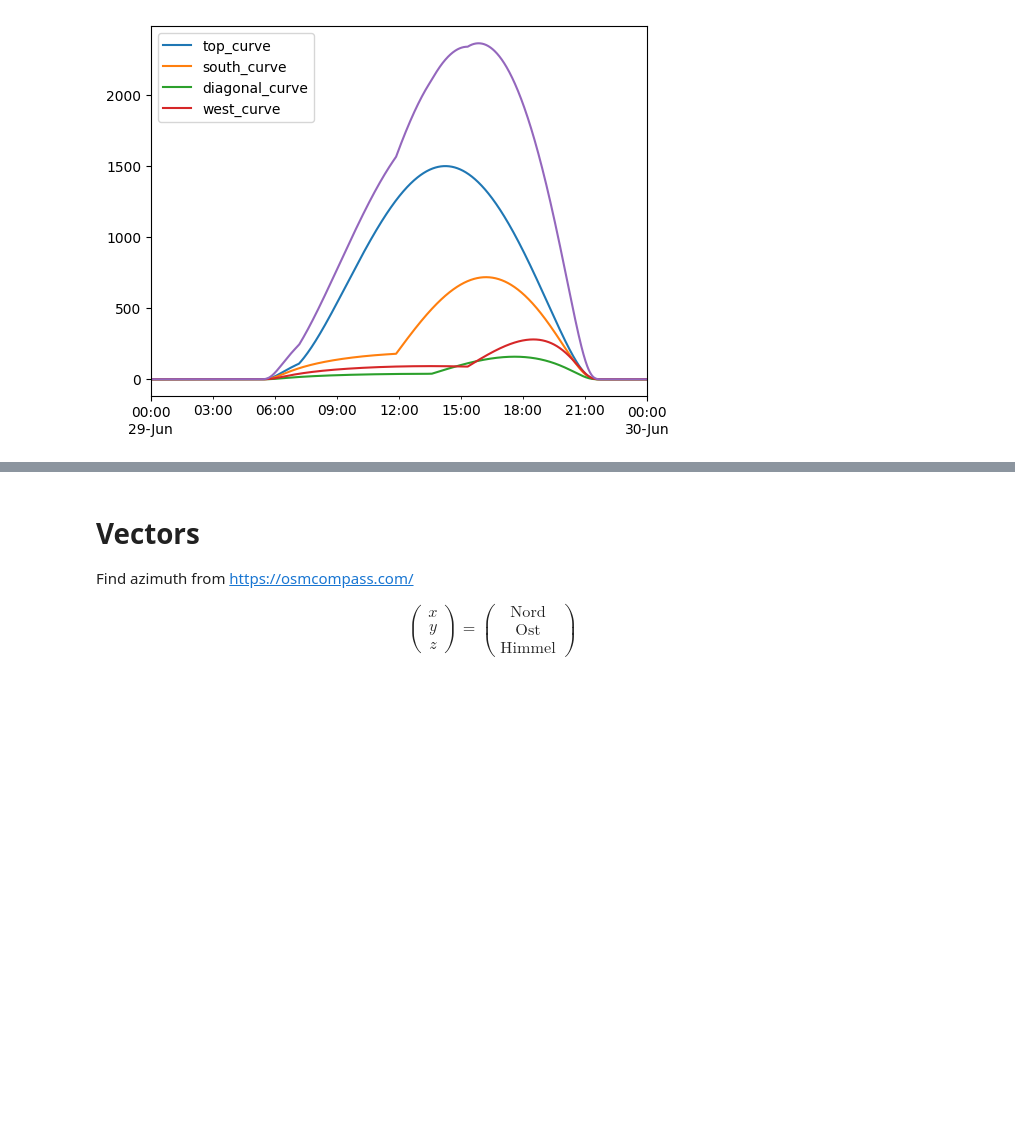
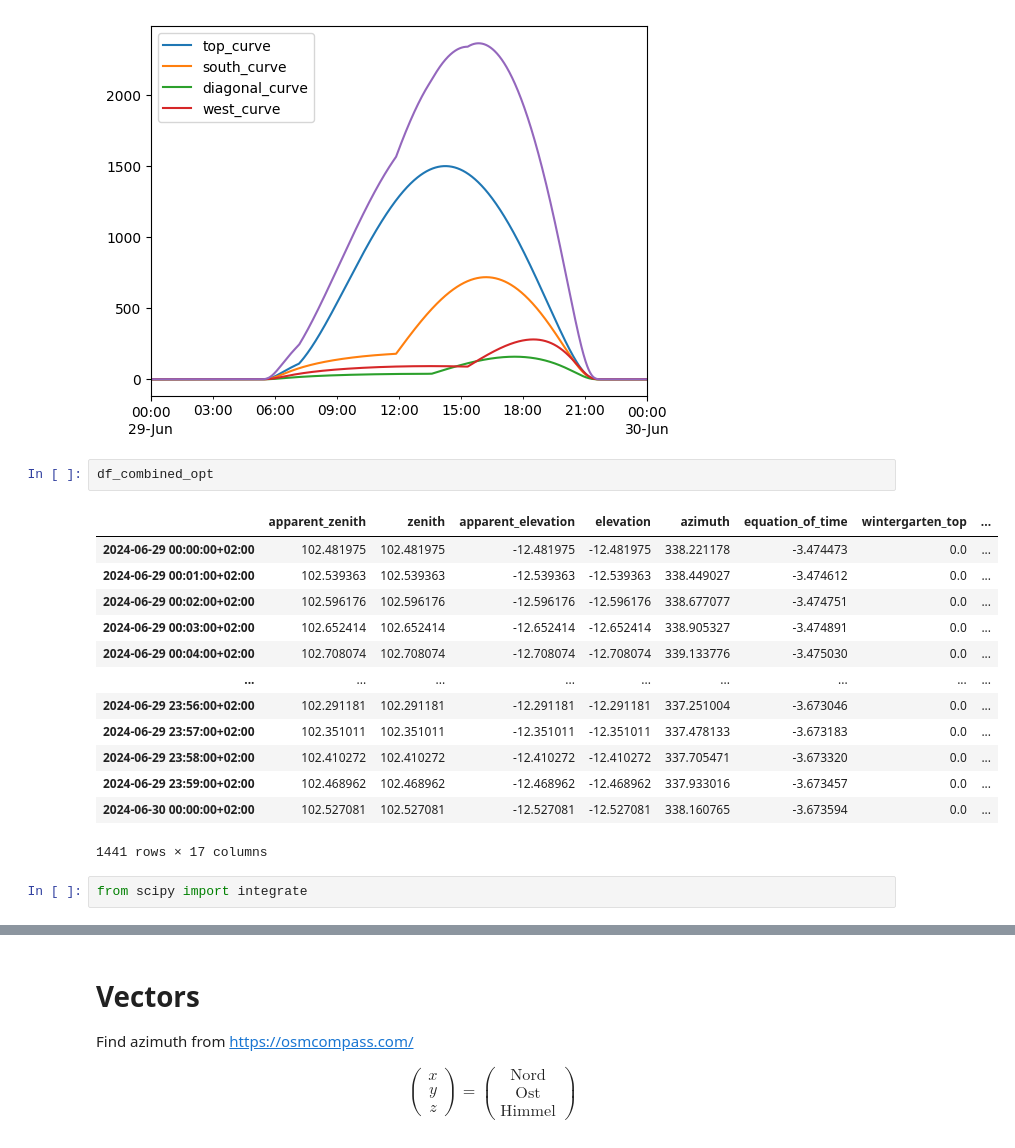
Before and after one commit to bixel/sunposition, a Jupyter notebook: irradiation.ipynb, the cells around one changed output, grey strips where cells are left out. Drawn from its saved outputs; the diff is of its cells as text; blank space fills up the shorter version.

```diff
--- a/irradiation.ipynb
+++ b/irradiation.ipynb
@@ -191,3 +191,21 @@ df_combined_opt[["top_curve", "south_curve", "diagonal_curve", "west_curve"]].su
 # %% [output]
 <Axes: >
 [figure]
+# %%
+df_combined_opt
+# %% [output]
+|  | apparent_zenith | zenith | apparent_elevation | elevation | azimuth | equation_of_time | wintergarten_top | ... |
+| 2024-06-29 00:00:00+02:00 | 102.481975 | 102.481975 | -12.481975 | -12.481975 | 338.221178 | -3.474473 | 0.0 | ... |
+| 2024-06-29 00:01:00+02:00 | 102.539363 | 102.539363 | -12.539363 | -12.539363 | 338.449027 | -3.474612 | 0.0 | ... |
+| 2024-06-29 00:02:00+02:00 | 102.596176 | 102.596176 | -12.596176 | -12.596176 | 338.677077 | -3.474751 | 0.0 | ... |
+| 2024-06-29 00:03:00+02:00 | 102.652414 | 102.652414 | -12.652414 | -12.652414 | 338.905327 | -3.474891 | 0.0 | ... |
+| 2024-06-29 00:04:00+02:00 | 102.708074 | 102.708074 | -12.708074 | -12.708074 | 339.133776 | -3.475030 | 0.0 | ... |
+| ... | ... | ... | ... | ... | ... | ... | ... | ... |
+| 2024-06-29 23:56:00+02:00 | 102.291181 | 102.291181 | -12.291181 | -12.291181 | 337.251004 | -3.673046 | 0.0 | ... |
+| 2024-06-29 23:57:00+02:00 | 102.351011 | 102.351011 | -12.351011 | -12.351011 | 337.478133 | -3.673183 | 0.0 | ... |
+| 2024-06-29 23:58:00+02:00 | 102.410272 | 102.410272 | -12.410272 | -12.410272 | 337.705471 | -3.673320 | 0.0 | ... |
+| 2024-06-29 23:59:00+02:00 | 102.468962 | 102.468962 | -12.468962 | -12.468962 | 337.933016 | -3.673457 | 0.0 | ... |
+| 2024-06-30 00:00:00+02:00 | 102.527081 | 102.527081 | -12.527081 | -12.527081 | 338.160765 | -3.673594 | 0.0 | ... |
+1441 rows × 17 columns
+# %%
+from scipy import integrate
```
Also changed, not shown: parts of 5 cells of this notebook, 1 other file.
